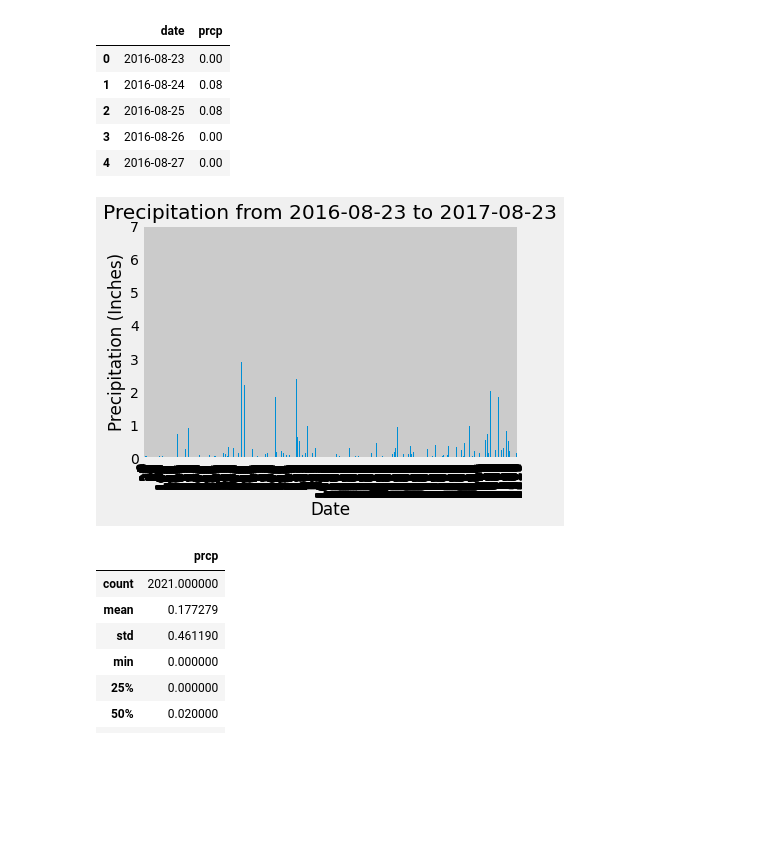
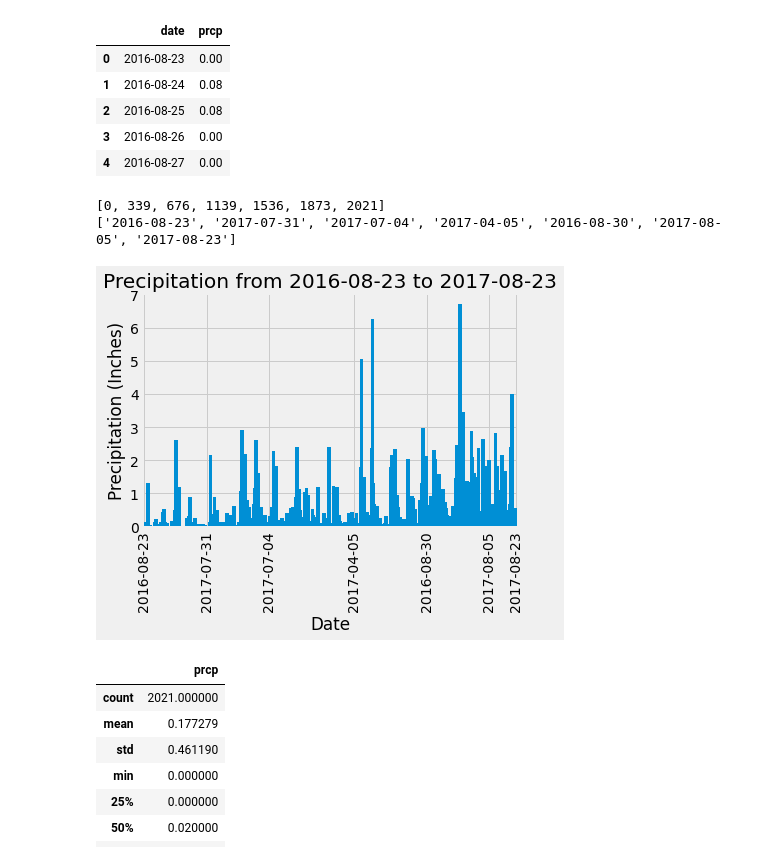
Before and after one commit to 12wollmana/UMN-Data_Analytics-SQLAlchemy_Challenge, a Jupyter notebook: code/climate.ipynb, the cells around one changed output. Cells and saved outputs as stored; diff of their text form; code cells hidden in the pictures; blank space fills up the shorter version.

Commit message:
Fixed axis for precipitation bar graph

```diff
--- a/code/climate.ipynb
+++ b/code/climate.ipynb
@@ -66,16 +55,35 @@ def get_ticks(first_date, last_date, num_ticks):
+# %%
+# Find axis values
+num_axis = 6
+precip_count = one_year_precip_df["date"].count()
+intervals = math.ceil(precip_count/num_axis)
+axis = one_year_precip_df["date"][::intervals]
+axis_indices = [key for key in axis.keys()]
+axis_indices.append(one_year_precip_df["date"].count())
+axis_values = [value for value in axis]
+axis_values.append(one_year_precip_df["date"].max())
+print(axis_indices)
+print(axis_values)
+# %% [output]
+[0, 339, 676, 1139, 1536, 1873, 2021]
+['2016-08-23', '2017-07-31', '2017-07-04', '2017-04-05', '2016-08-30', '2017-08-05', '2017-08-23']
 # %%
 # Use Pandas Plotting with Matplotlib to plot the data
-one_year_precip_df.plot(
+axis = one_year_precip_df.plot(
     kind = "bar",
     legend = None,
-    grid = True
+    grid = True,
+    width = 20
     )
+axis.set_xticks(axis_indices)
+axis.set_xticklabels(axis_values)
+
 plt.title(f"Precipitation from {one_year_ago} to {last_date}")
 plt.ylabel("Precipitation (Inches)")
 plt.xlabel("Date")
 plt.show()
 # %% [output]
-[figure, old version]
+[figure, new version]
 # %%
 # Use Pandas to calculate the summary statistics for the precipitation data
 one_year_precip_df.describe()
```
Also changed, not shown: parts of 2 cells of this notebook.
